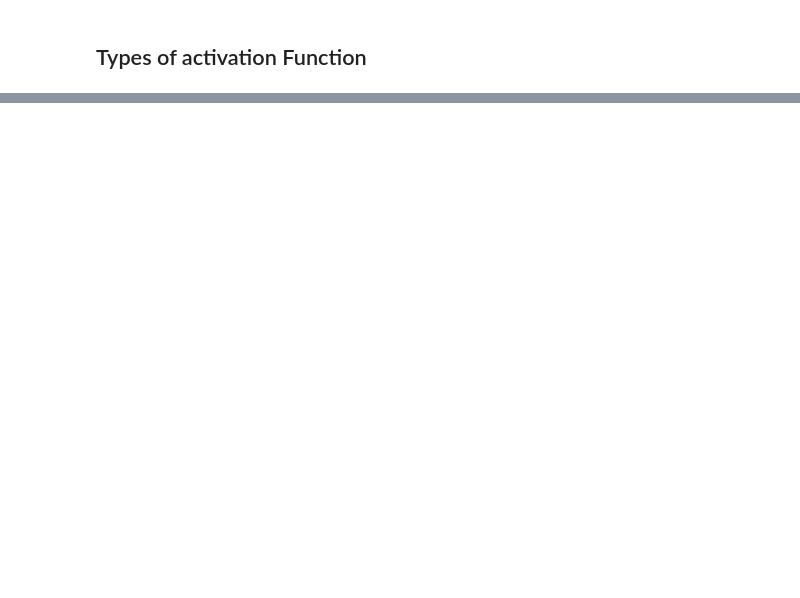
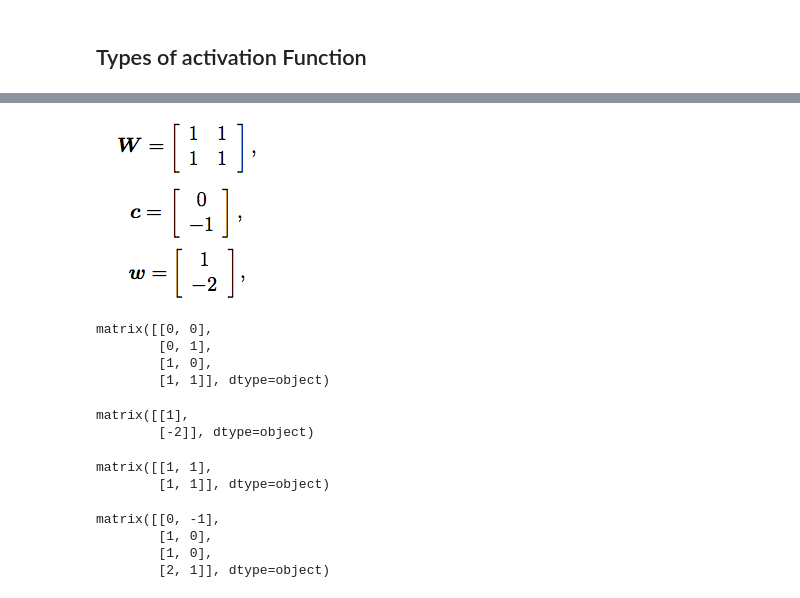
Before and after one commit to jmandivarapu1/Deep_Learning_TensorFow, a Jupyter notebook: Deep_Learning_Definitons/Activation_Function.ipynb, the cells around one changed output, grey strips where cells are left out. Drawn from its saved outputs; the diff is of its cells as text; code cells hidden in the pictures; blank space fills up the shorter version.

```diff
--- a/Deep_Learning_Definitons/Activation_Function.ipynb
+++ b/Deep_Learning_Definitons/Activation_Function.ipynb
@@ -74,0 +95,25 @@ NameError: name 'SparkContext' is not defined
+# %%
+Image('Inputs_bias.png')
+# %% [output]
+[figure, added]
+# %%
+import numpy as np
+X = np.matrix([[0,0],[0,1],[1,0],[1,1]], dtype=np.object)
+X
+# %% [output]
+matrix([[0, 0],
+        [0, 1],
+        [1, 0],
+        [1, 1]], dtype=object)
+# %%
+w=np.matrix([[1],[-2]], dtype=np.object)
+w
+# %% [output]
+matrix([[1],
+        [-2]], dtype=object)
+# %%
+W = np.matrix([[1,1],[1,1]], dtype=np.object)
+W
+# %% [output]
+matrix([[1, 1],
+        [1, 1]], dtype=object)
@@ -74,0 +122,7 @@ NameError: name 'SparkContext' is not defined
+# %%
+X*W +c
+# %% [output]
+matrix([[0, -1],
+        [1, 0],
+        [1, 0],
+        [2, 1]], dtype=object)
```
Also changed, not shown: parts of 34 cells of this notebook.
